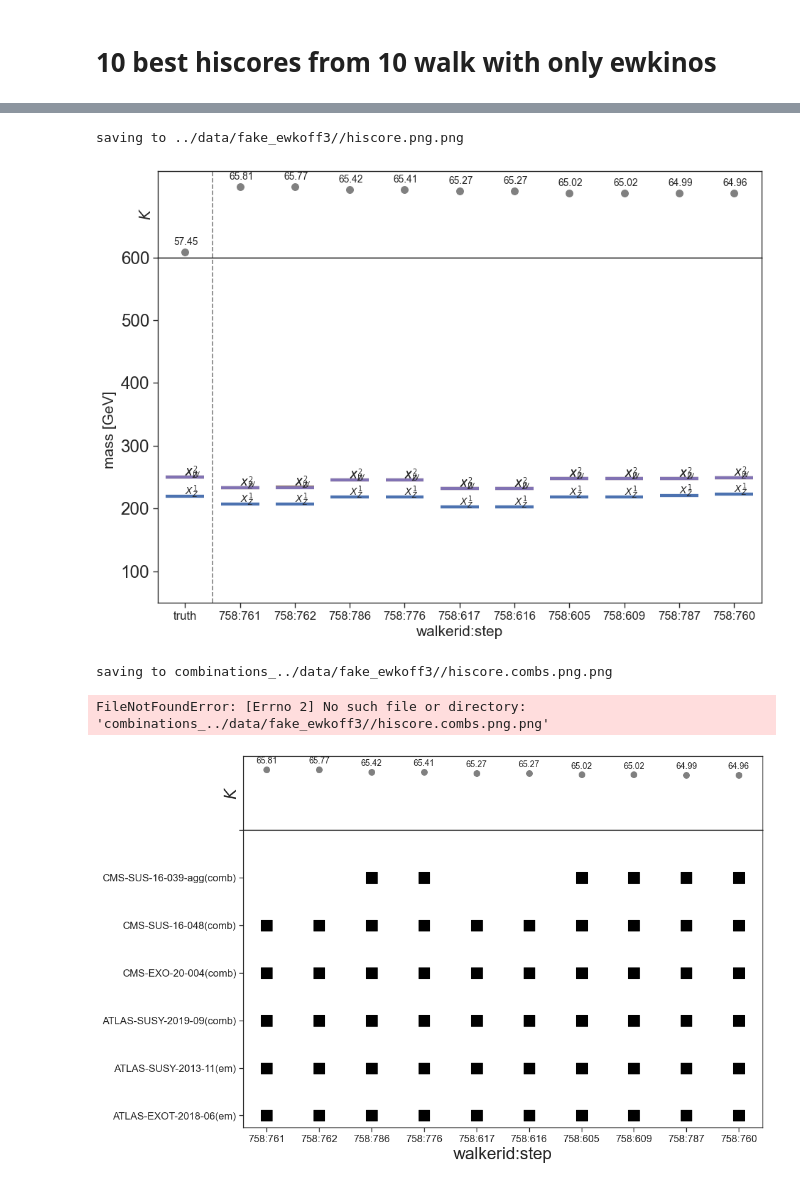
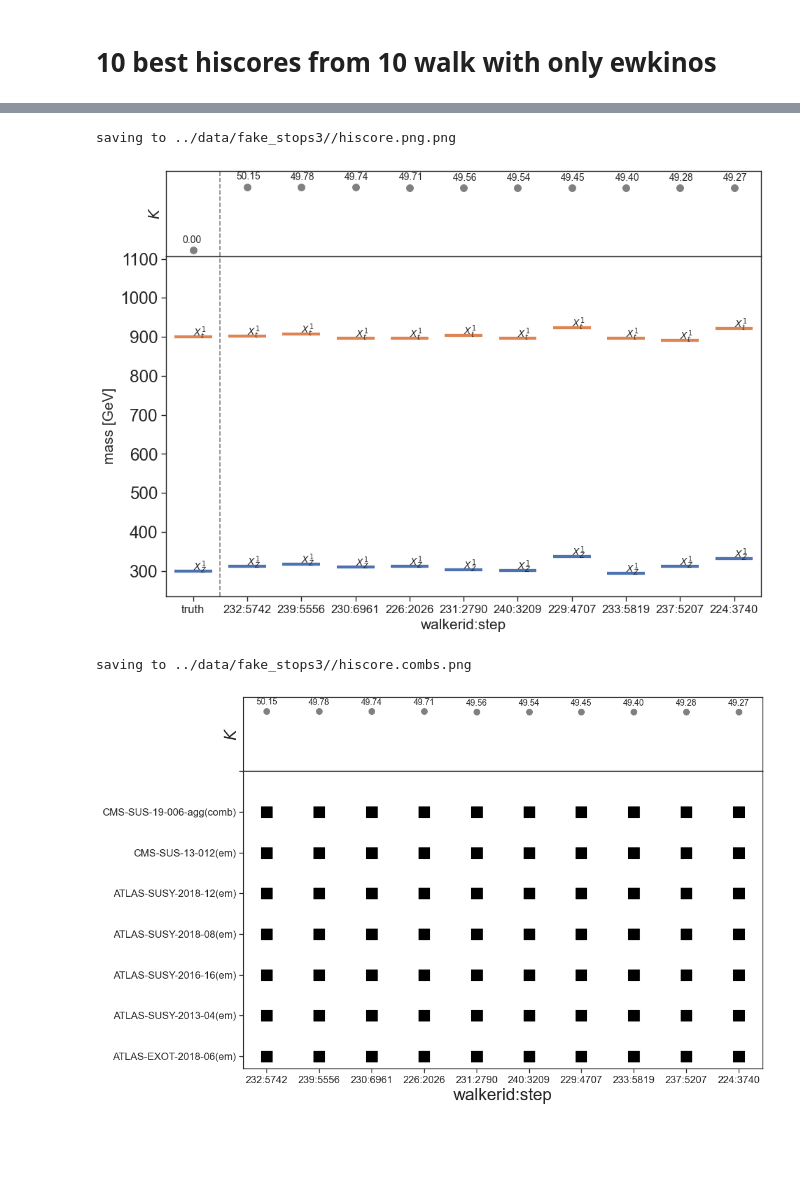
Before and after one commit to SModelS/protomodels, a Jupyter notebook: notebooks/wwHiscores.ipynb, the cells around one changed output, grey strips where cells are left out. Drawn from its saved outputs; the diff is of its cells as text; code cells hidden in the pictures; blank space fills up the shorter version.

```diff
--- a/notebooks/wwHiscores.ipynb
+++ b/notebooks/wwHiscores.ipynb
@@ -1,11 +1,14 @@
 # %% [markdown]
 # 10 best hiscores from 10 walk with only ewkinos
+# %%
+# this you definitely want to define
+folder = "../data/fake_stops3/"
+max_entries_per_walk = 1
 # %%
-folder = "../data/fake_ewkoff3/"
+# things you might want to tweak
 path = f"{folder}/all_hiscores/*dict"
 truthfile = f'{folder}/truth.dict'
 outfile = f"{folder}/hiscore.png"
-max_entries_per_walk = 3
 # %%
 import re
 #import pandas as pd
@@ -91,7 +94,7 @@ for fname in log_file:
         #run = eval(os.path.basename(ff).replace('real','').replace('.dict',''))
         tmp = [fromDict(pDict) for pDict in tList[:]]
         tmp = sorted(tmp, key = lambda p: p.K, reverse=True)
-        pList += tmp
+        pList += tmp[:max_entries_per_walk]
 p = sorted(pList, key = lambda p: p.K, reverse=True)
 p=p[:10]
 #protomodelsDict[run] = p
@@ -191,9 +194,11 @@ for i,row in df.iterrows():
         axarr[0].annotate(rf'{row["K"]:1.2f}',(index-.2, standardizeK (row['K'], 1)),fontsize=10)
         #axarr[0].annotate(r'$%1.2f$' %row['TL'],(index-0.2,row['TL']+0.5),fontsize=10)
 
-
+amasses=[]
 for pid in pids:
     data = df
+    for x in data[pid]:
+        amasses.append ( x )
     sns.scatterplot(x=data['walkerid'],y=data[pid], size=1000,sizes=(1500,1500),marker='_',
                     label=r'$%s$' %(particleLabels[pid]), legend=False,
                     c=[colorDict[pid]],ax=axarr[1])
@@ -202,7 +207,8 @@ for pid in pids:
         if m < 0: continue
         #print(particleLabels[pid])
         axarr[1].annotate(r'$%s$' %(particleLabels[pid]),(index[i],m+2),fontsize=10)
-axarr[1].set_ylim(ymin,ymax)
+ymin, ymax = .8*min(amasses), 1.2*max(amasses)
+axarr[1].set_ylim( ymin, ymax )
 axarr[1].set_xlabel('walkerid:step', fontsize=15)
 axarr[1].set_ylabel('mass [GeV]', fontsize=15)
 axarr[1].set_xticks(sorted(df['walkerid'].tolist()), labels =sorted(df['walkerid'].tolist()),  fontsize=12)
@@ -214,8 +220,8 @@ print ( f"saving to {outfile}.png" )
 plt.savefig ( f"{outfile}.png" )
 plt.show()
 # %% [output]
-saving to ../data/fake_ewkoff3//hiscore.png.png
+saving to ../data/fake_stops3//hiscore.png.png
-[figure, old version]
+[figure, new version]
 # %%
 df = df[1:]
 standardizedKs = list ( standardizeK ( df["K"] ) )
@@ -233,35 +239,34 @@ axarr[0].scatter(df['walkerid'],standardizedKs,s=50,c='gray')
 axarr[0].set_ylabel(r'$K$')
 axarr[0].set_ylim( t_ymin, t_ymax )
 axarr[0].set_yticks([])
 for i,row in df.iterrows():
     index = np.where(walkerid_values == row['walkerid'])[0][0]
     # print(index)
     if row['K'] == max(df['K']):
         #axarr[0].annotate(r'$\mathbf{%1.2f}$' %row['K'],(index-0.2,row['K']+0.5),
         #                  fontsize=10)
         axarr[0].annotate(rf'{row["K"]:1.2f}',(index-1-.2, standardizeK ( row["K"], 1)),fontsize=10)
         #axarr[0].annotate(r'$\mathbf{%1.2f}$' %row['TL'],(index-0.2,row['TL']+0.5),
         #                  fontsize=10)
     else:
         # axarr[0].annotate(r'$%1.2f$' %row['K'],(index-0.2,row['K']+0.5),fontsize=10)
         axarr[0].annotate(rf'{row["K"]:1.2f}',(index-1-.2, standardizeK (row['K'], 1)),fontsize=10)
         #axarr[0].annotate(r'$%1.2f$' %row['TL'],(index-0.2,row['TL']+0.5),fontsize=10)
     bC = sorted(row['bestCombo'].split(','))
     # print(bC)
     for j, b in enumerate(bC):
         axarr[1].scatter(row['walkerid'], b, c="black", marker='s', s=150)
         index2 = analyses.index(b)
         #axarr[1].annotate(f'{b}',(index-0.2,index2),fontsize=10)
 axarr[1].set_xlabel('walkerid:step', fontsize=20)
 axarr[1].set_ylabel('Analyses', fontsize=20)
 axarr[1].set_ylabel('', fontsize=20)
 axarr[1].set_xticks(sorted(df['walkerid'].tolist()), labels =sorted(df['walkerid'].tolist()),  fontsize=12)
 axarr[1].set_yticks(analyses, labels =analyses,  fontsize=12)
 fname = outfile.replace(".png",".combs.png")
-print ( f"saving to combinations_{fname}.png" )
-plt.savefig ( f"combinations_{fname}.png" )
+print ( f"saving to {fname}" )
+plt.savefig ( fname )
 plt.show()
 # %% [output]
-saving to combinations_../data/fake_ewkoff3//hiscore.combs.png.png
+saving to ../data/fake_stops3//hiscore.combs.png
-FileNotFoundError: [Errno 2] No such file or directory: 'combinations_../data/fake_ewkoff3//hiscore.combs.png.png'
-[figure, old version]
+[figure, new version]
```
Also changed, not shown: parts of 2 cells of this notebook.
